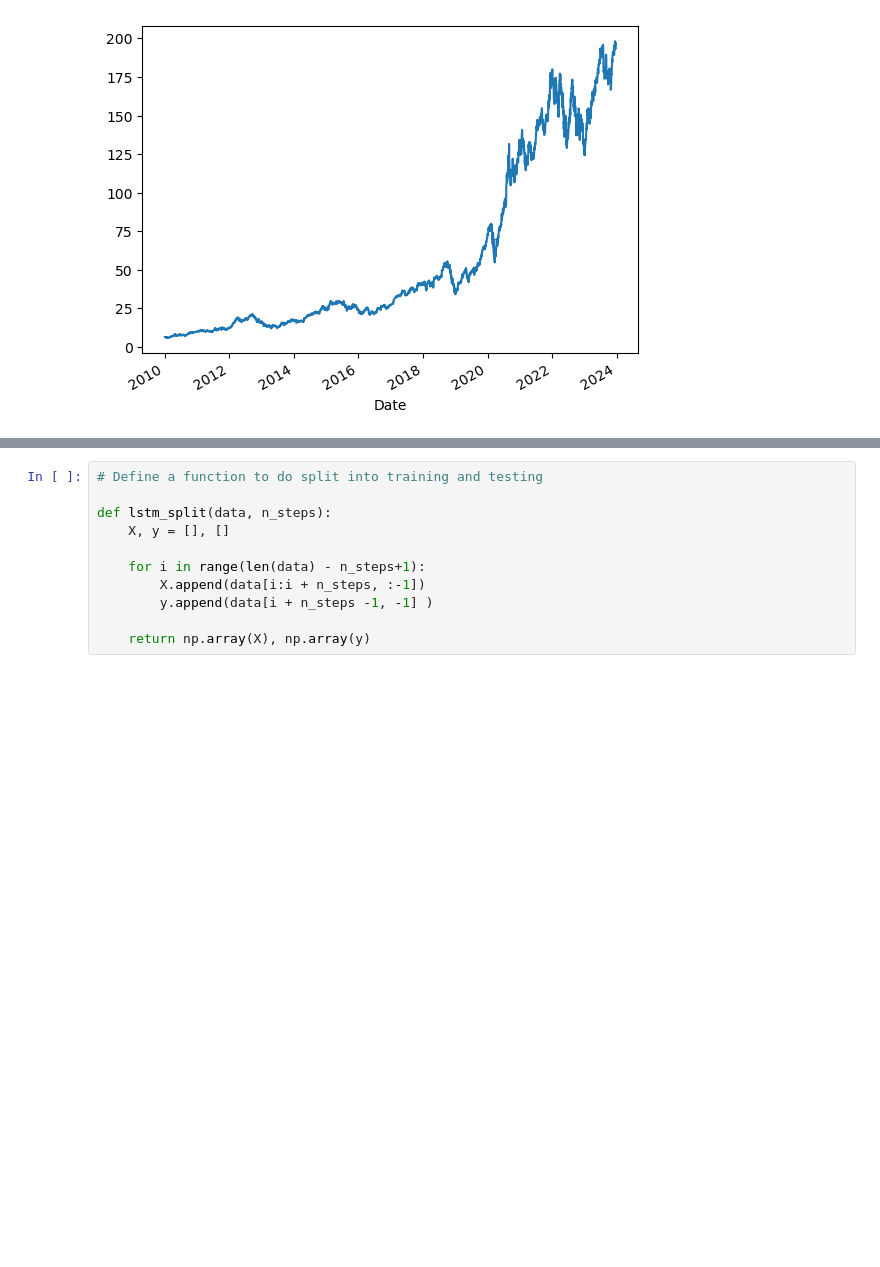
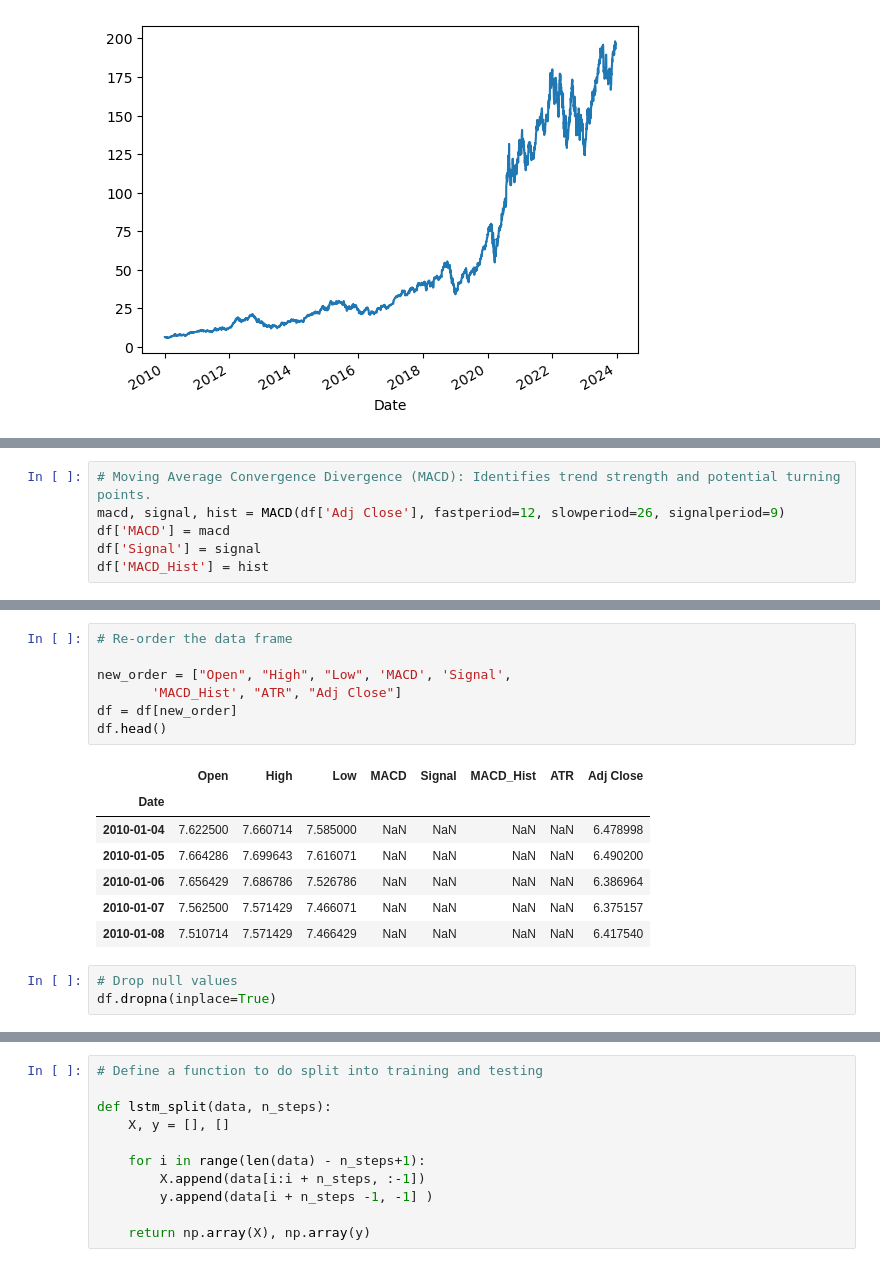
Before and after one commit to vuanhngo14/StockSage, a Jupyter notebook: stocksage_draft.ipynb, the cells around one changed output, grey strips where cells are left out. Drawn from its saved outputs; the diff is of its cells as text; blank space fills up the shorter version.

```diff
--- a/stocksage_draft.ipynb
+++ b/stocksage_draft.ipynb
@@ -54,0 +57,6 @@ df['Adj Close'].plot()
+# %%
+# Moving Average Convergence Divergence (MACD): Identifies trend strength and potential turning points.
+macd, signal, hist = MACD(df['Adj Close'], fastperiod=12, slowperiod=26, signalperiod=9)
+df['MACD'] = macd
+df['Signal'] = signal
+df['MACD_Hist'] = hist
@@ -55,3 +88,21 @@ df['Adj Close'].plot()
+# %%
+# Re-order the data frame
+
+new_order = ["Open", "High", "Low", 'MACD', 'Signal',
+       'MACD_Hist', "ATR", "Adj Close"]
+df = df[new_order]
+df.head()
+# %% [output]
+|  | Open | High | Low | MACD | Signal | MACD_Hist | ATR | Adj Close |
+| Date |  |  |  |  |  |  |  |  |
+| 2010-01-04 | 7.622500 | 7.660714 | 7.585000 | NaN | NaN | NaN | NaN | 6.478998 |
+| 2010-01-05 | 7.664286 | 7.699643 | 7.616071 | NaN | NaN | NaN | NaN | 6.490200 |
+| 2010-01-06 | 7.656429 | 7.686786 | 7.526786 | NaN | NaN | NaN | NaN | 6.386964 |
+| 2010-01-07 | 7.562500 | 7.571429 | 7.466071 | NaN | NaN | NaN | NaN | 6.375157 |
+| 2010-01-08 | 7.510714 | 7.571429 | 7.466429 | NaN | NaN | NaN | NaN | 6.417540 |
+# %%
+# Drop null values
+df.dropna(inplace=True)
 # %%
 # Select the features and the target
 target_y = df['Adj Close']
```
Also changed, not shown: parts of 12 cells of this notebook, 1 other file.
